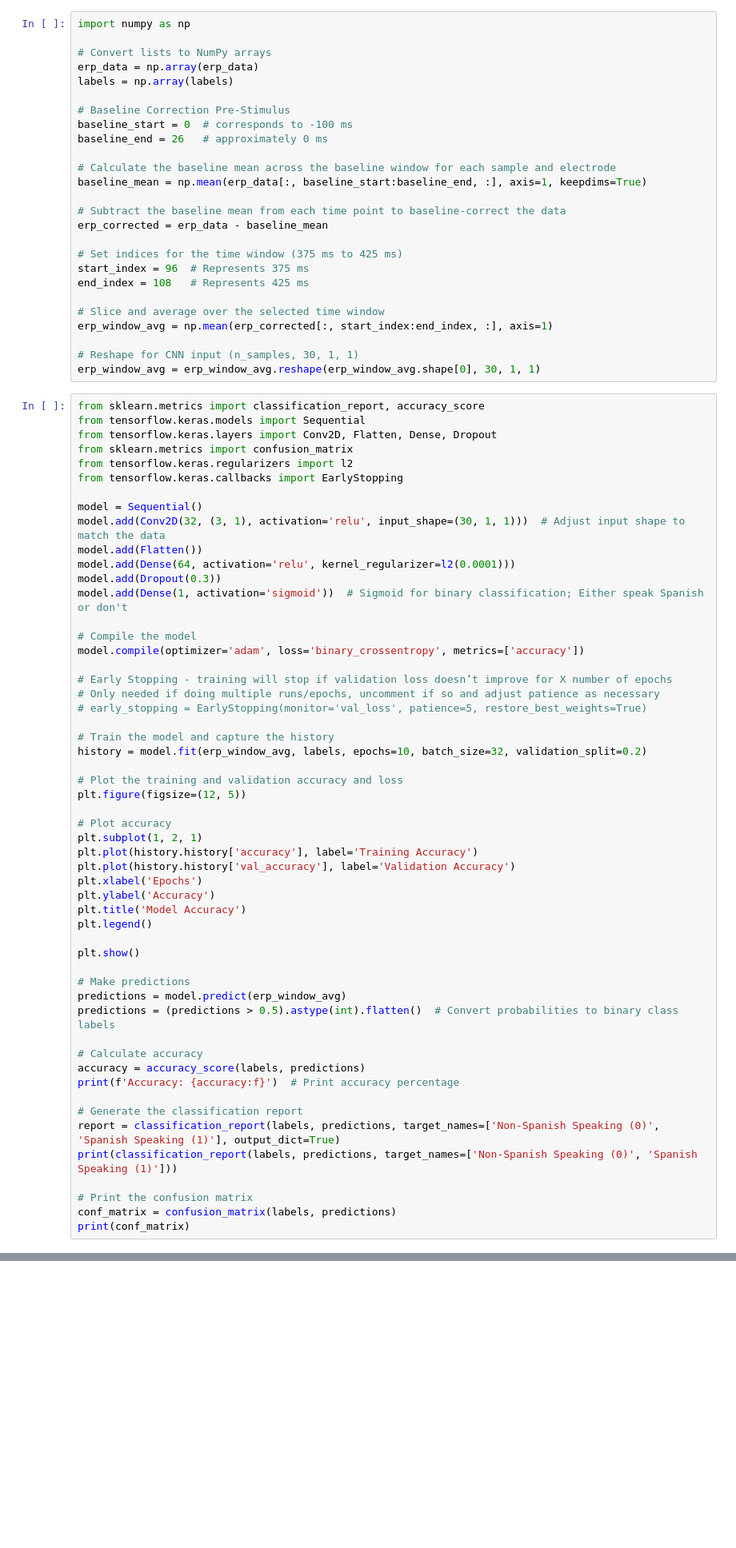
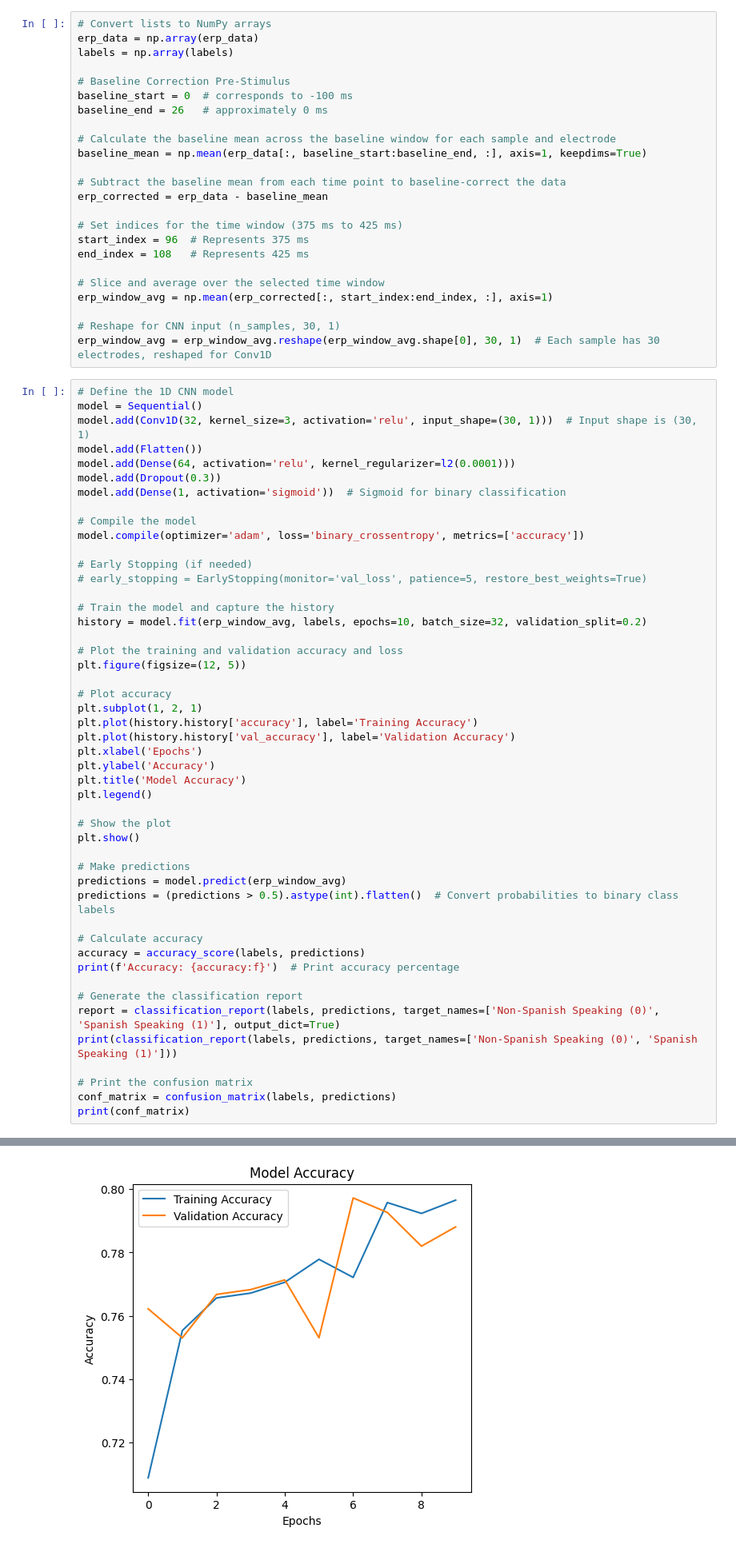
Before and after one commit to kielsara/data-challenge, a Jupyter notebook: sandia data challenge work.ipynb, the cells around one changed output, grey strips where cells are left out. Shown at 80% size. Drawn from its saved outputs; the diff is of its cells as text; blank space fills up the shorter version.

```diff
--- a/sandia data challenge work.ipynb
+++ b/sandia data challenge work.ipynb
@@ -472,8 +479,6 @@ for file in glob.glob("C:\\Users\\Sara Kiel\\Downloads\\Individual_ERPs\\EEG_Mea
     else:
         print(f"No label found for participant {participant_number}")
 # %%
-import numpy as np
-
 # Convert lists to NumPy arrays
 erp_data = np.array(erp_data)
 labels = np.array(labels)
@@ -495,28 +500,21 @@ end_index = 108   # Represents 425 ms
 # Slice and average over the selected time window
 erp_window_avg = np.mean(erp_corrected[:, start_index:end_index, :], axis=1)
 
-# Reshape for CNN input (n_samples, 30, 1, 1)
-erp_window_avg = erp_window_avg.reshape(erp_window_avg.shape[0], 30, 1, 1)
+# Reshape for CNN input (n_samples, 30, 1)
+erp_window_avg = erp_window_avg.reshape(erp_window_avg.shape[0], 30, 1)  # Each sample has 30 electrodes, reshaped for Conv1D
 # %%
-from sklearn.metrics import classification_report, accuracy_score
-from tensorflow.keras.models import Sequential
-from tensorflow.keras.layers import Conv2D, Flatten, Dense, Dropout
-from sklearn.metrics import confusion_matrix
-from tensorflow.keras.regularizers import l2
-from tensorflow.keras.callbacks import EarlyStopping
-
+# Define the 1D CNN model
 model = Sequential()
-model.add(Conv2D(32, (3, 1), activation='relu', input_shape=(30, 1, 1)))  # Adjust input shape to match the data
+model.add(Conv1D(32, kernel_size=3, activation='relu', input_shape=(30, 1)))  # Input shape is (30, 1)
 model.add(Flatten())
 model.add(Dense(64, activation='relu', kernel_regularizer=l2(0.0001)))
 model.add(Dropout(0.3))
-model.add(Dense(1, activation='sigmoid'))  # Sigmoid for binary classification; Either speak Spanish or don't
+model.add(Dense(1, activation='sigmoid'))  # Sigmoid for binary classification
 
 # Compile the model
 model.compile(optimizer='adam', loss='binary_crossentropy', metrics=['accuracy'])
 
-# Early Stopping - training will stop if validation loss doesn’t improve for X number of epochs
-# Only needed if doing multiple runs/epochs, uncomment if so and adjust patience as necessary
+# Early Stopping (if needed)
 # early_stopping = EarlyStopping(monitor='val_loss', patience=5, restore_best_weights=True)
 
 # Train the model and capture the history
@@ -534,6 +532,7 @@ plt.ylabel('Accuracy')
 plt.title('Model Accuracy')
 plt.legend()
 
+# Show the plot
 plt.show()
 
 # Make predictions
@@ -555,0 +574 @@ Epoch 1/10
+[figure, new version]
```
Also changed, not shown: parts of 7 cells of this notebook.
